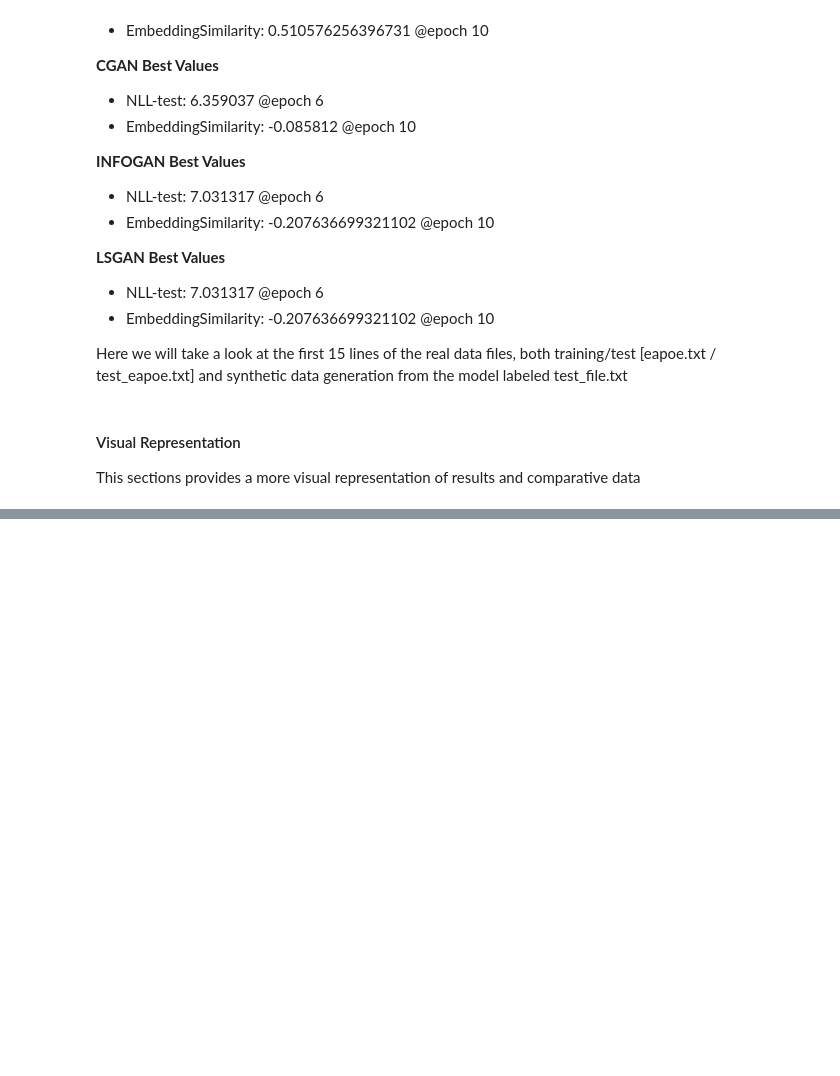
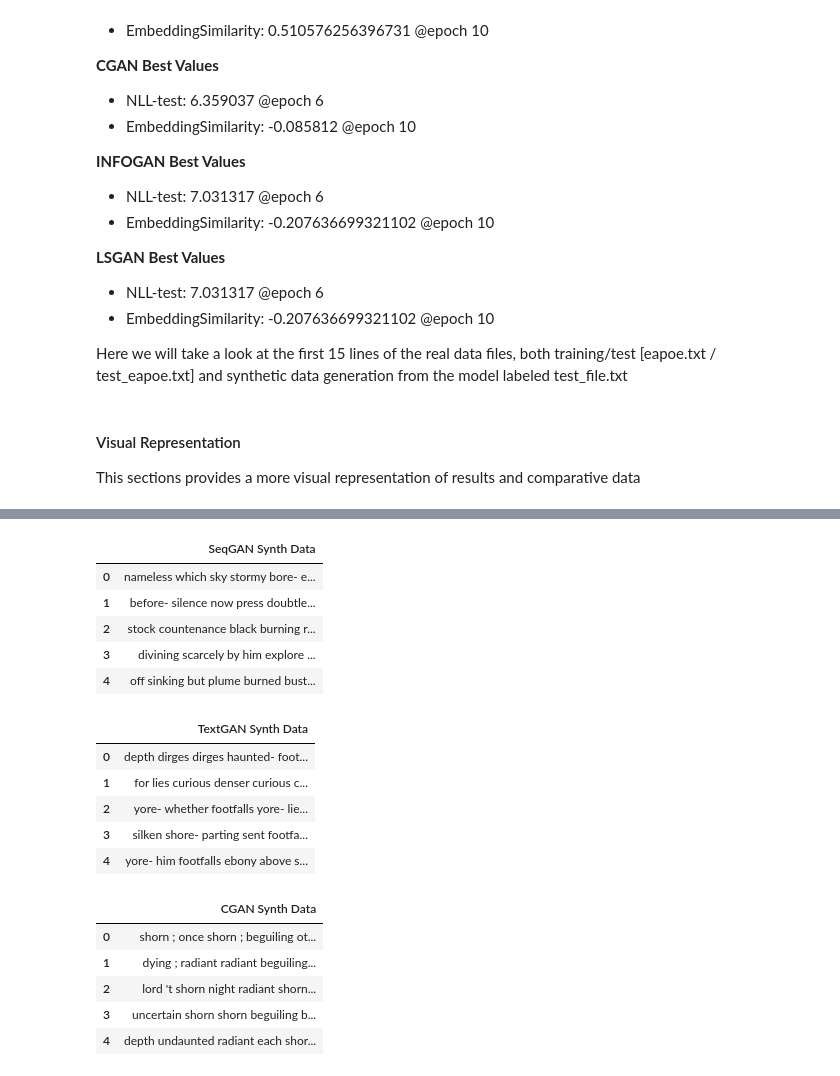
Before and after one commit to eordanis/CIS-700, a Jupyter notebook: main.ipynb, the cells around one changed output, grey strips where cells are left out. Drawn from its saved outputs; the diff is of its cells as text; code cells hidden in the pictures; blank space fills up the shorter version.

```diff
--- a/main.ipynb
+++ b/main.ipynb
@@ -502,0 +470,21 @@ Given the short duration of setup, running, etc there was not sufficient time to
+# %%
+display_html(container, raw=True)
+# %% [output]
+|  | SeqGAN Synth Data |
+| 0 | nameless which sky stormy bore- e... |
+| 1 | before- silence now press doubtle... |
+| 2 | stock countenance black burning r... |
+| 3 | divining scarcely by him explore ... |
+| 4 | off sinking but plume burned bust... |
+|  | TextGAN Synth Data |
+| 0 | depth dirges dirges haunted- foot... |
+| 1 | for lies curious denser curious c... |
+| 2 | yore- whether footfalls yore- lie... |
+| 3 | silken shore- parting sent footfa... |
+| 4 | yore- him footfalls ebony above s... |
+|  | CGAN Synth Data |
+| 0 | shorn ; once shorn ; beguiling ot... |
+| 1 | dying ; radiant radiant beguiling... |
+| 2 | lord 't shorn night radiant shorn... |
+| 3 | uncertain shorn shorn beguiling b... |
+| 4 | depth undaunted radiant each shor... |
```
Also changed, not shown: parts of 15 cells of this notebook, 3 other files.
